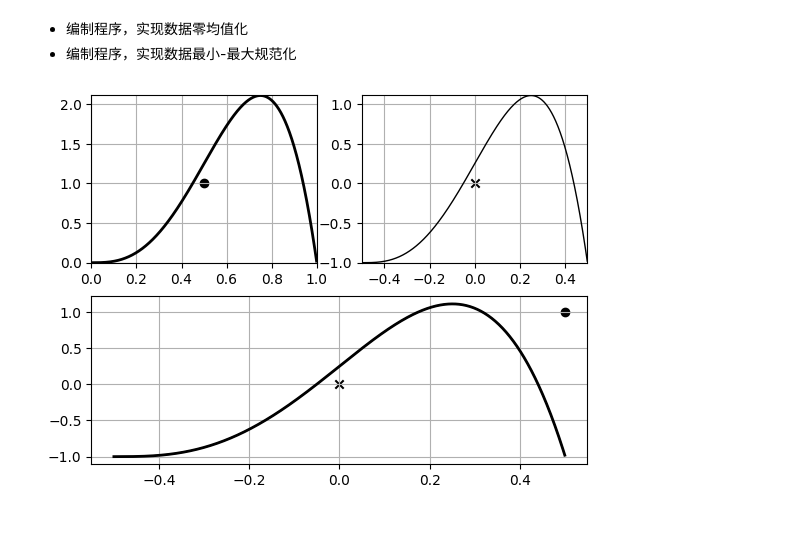
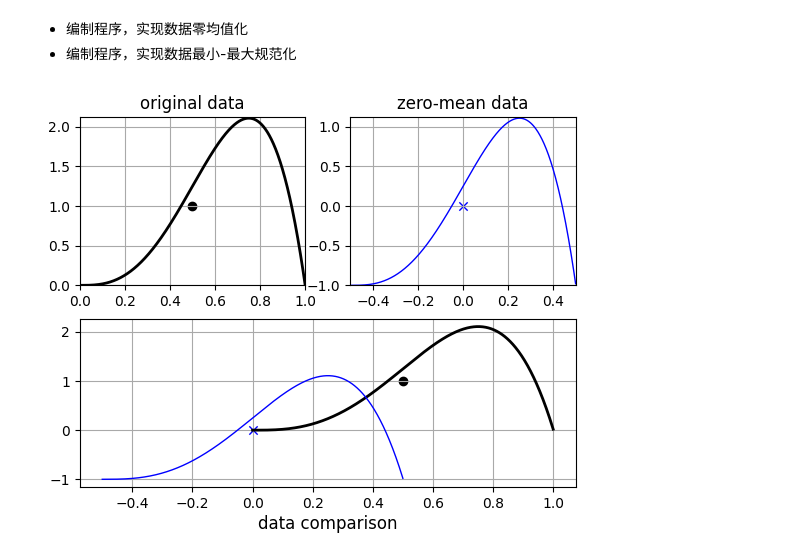
Before and after one commit to Henry-Sky/DataMining, a Jupyter notebook: class03.ipynb, the cells around one changed output. Drawn from its saved outputs; the diff is of its cells as text; code cells hidden in the pictures; blank space fills up the shorter version.

```diff
--- a/class03.ipynb
+++ b/class03.ipynb
@@ -4,44 +4,44 @@
 # %%
 import numpy as np
 import matplotlib.pyplot as plt
 from scipy import stats
 
 # 生成数据
 x = np.arange(0, 1, 0.001)
-# beta：beta分布; pdf：概率密度函数
-y = stats.beta.pdf(x, 4, 2) # scipy.stats #生成指定分布
-
+y = stats.beta.pdf(x, 4, 2) # scipy.stats #生成指定分布, beta：beta分布; pdf：概率密度函数
 # 求均值
-avg_x = np.mean(x)
-avg_y = np.mean(y)
-
+mean_x = np.mean(x)
+mean_y = np.mean(y)
 # 零均值化
-x1 = x - avg_x
-y1 = y - avg_y
+x1 = x - mean_x
+y1 = y - mean_y
 
 fig = plt.figure()
 # 2行2列 第一个
 plt.subplot(2, 2, 1)
+plt.title("original data")
 plt.plot(x, y, "k-", linewidth = 2)
-plt.scatter(avg_x, avg_y, c = 'k', marker = 'o')
+plt.scatter(mean_x, mean_y, color = 'k', marker = 'o')
 plt.grid(True)
 plt.xlim(0, 1)
 plt.ylim(0, 2.12)
 # 2行2列 第二个
 plt.subplot(2, 2, 2)
-plt.plot(x1, y1, 'k-', linewidth = 1)
-plt.scatter(np.mean(x1), np.mean(y1), c = 'k', marker = 'x')
+plt.title("zero-mean data", loc = 'center')
+plt.plot(x1, y1, 'b-', linewidth = 1)
+plt.scatter(np.mean(x1), np.mean(y1), color = 'b', marker = 'x')
 plt.grid(True)
 plt.xlim(-0.5, 0.5)
 plt.ylim(-1, 1.12)
 # 2行一列 第二行
 plt.subplot(2,1,2)
-plt.plot(x1, y1, 'k-', linewidth = 2)
-plt.scatter(avg_x, avg_y, c = 'k', marker = 'o')
-plt.plot(x1, y1, 'k-', linewidth = 1)
-plt.scatter(np.mean(x1), np.mean(y1), c = 'k', marker = 'x')
+plt.title("data comparison", loc = 'center', y = -0.3)
+plt.plot(x, y, 'k-', linewidth = 2)
+plt.scatter(mean_x, mean_y, color = 'k', marker = 'o')
+plt.plot(x1, y1, 'b-', linewidth = 1)
+plt.scatter(np.mean(x1), np.mean(y1), color = 'b', marker = 'x')
 plt.grid(True)
 
 plt.show()
 # %% [output]
-[figure, old version]
+[figure, new version]
```
Also changed, not shown: parts of 1 cell of this notebook, 9 other files.
